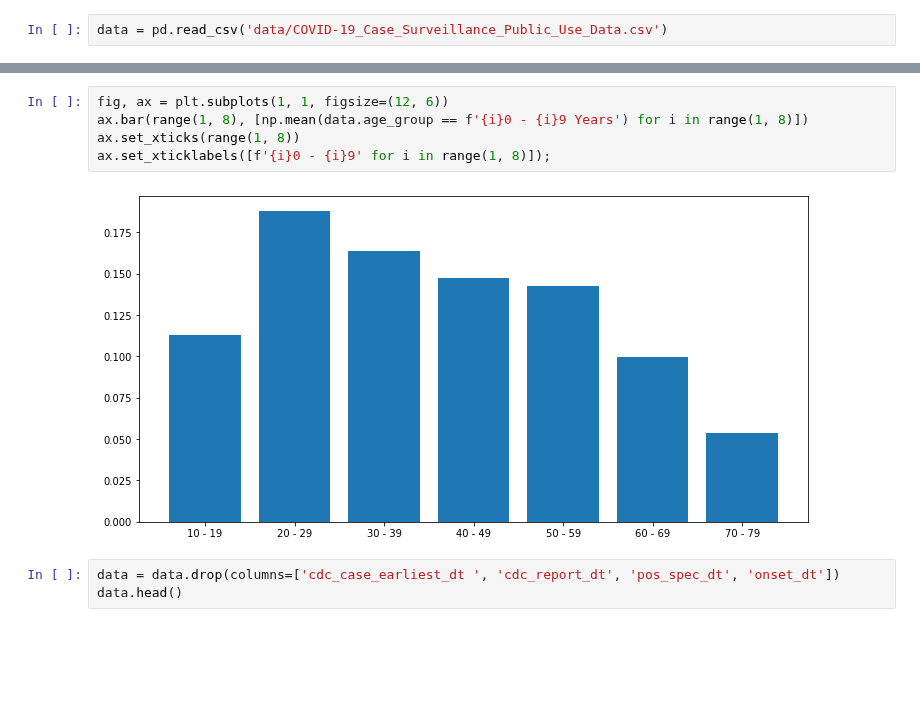
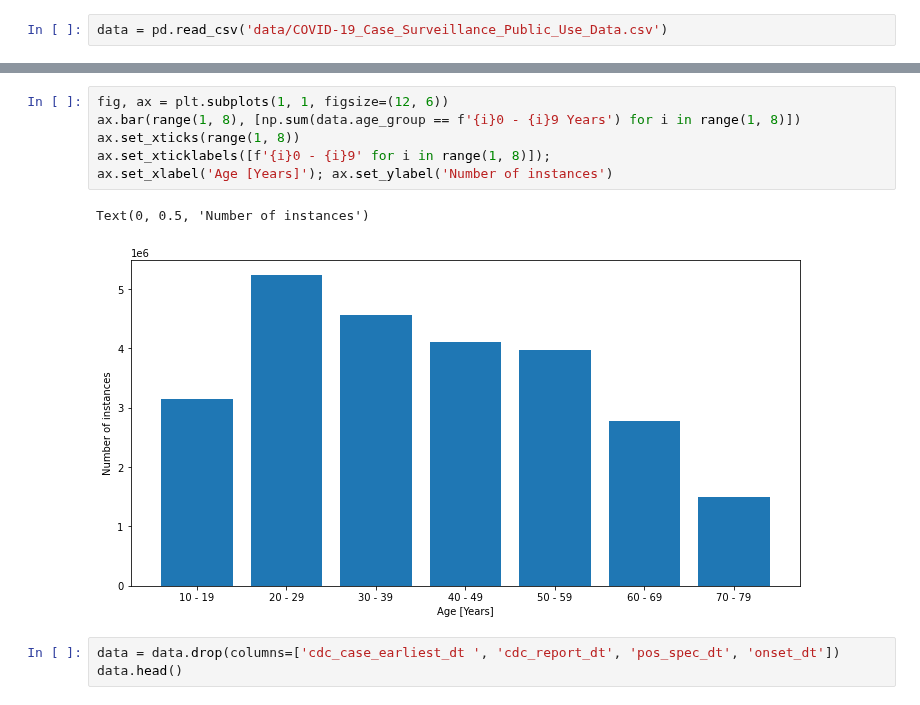
Before and after one commit to psaegert/AML-Final, a Jupyter notebook: explore_data.ipynb, the cells around one changed output, grey strips where cells are left out. Drawn from its saved outputs; the diff is of its cells as text; blank space fills up the shorter version.

```diff
--- a/explore_data.ipynb
+++ b/explore_data.ipynb
@@ -16,10 +23,12 @@ data.head()
 # %%
 fig, ax = plt.subplots(1, 1, figsize=(12, 6))
-ax.bar(range(1, 8), [np.mean(data.age_group == f'{i}0 - {i}9 Years') for i in range(1, 8)])
+ax.bar(range(1, 8), [np.sum(data.age_group == f'{i}0 - {i}9 Years') for i in range(1, 8)])
 ax.set_xticks(range(1, 8))
 ax.set_xticklabels([f'{i}0 - {i}9' for i in range(1, 8)]);
+ax.set_xlabel('Age [Years]'); ax.set_ylabel('Number of instances')
 # %% [output]
+Text(0, 0.5, 'Number of instances')
-[figure, old version]
+[figure, new version]
 # %%
 data = data.drop(columns=['cdc_case_earliest_dt ', 'cdc_report_dt', 'pos_spec_dt', 'onset_dt'])
 data.head()
```
Also changed, not shown: parts of 6 cells of this notebook.
